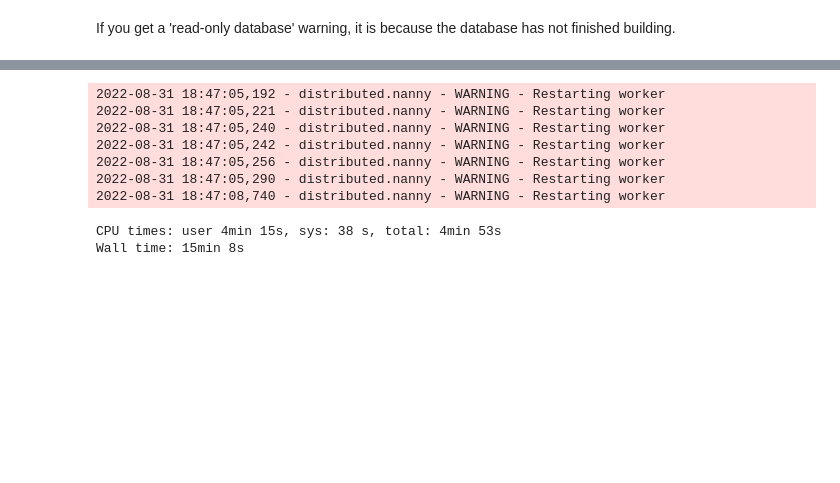
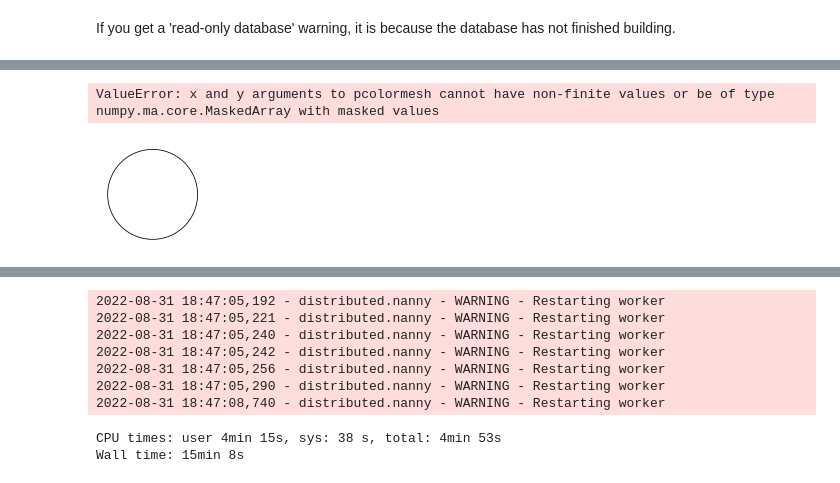
Before and after one commit to wghuneke/ACCESS-CM2-025_Analysis, a Jupyter notebook: notebooks/Plot_seaice.ipynb, the cells around one changed output, grey strips where cells are left out. Saved outputs shown, nothing was run; the diff lists cells and outputs as text; code cells hidden in the pictures; blank space fills up the shorter version.

```diff
--- a/notebooks/Plot_seaice.ipynb
+++ b/notebooks/Plot_seaice.ipynb
@@ -40,0 +64,2 @@ plt.rcParams.update({'font.size': ft_size})
+# %%
+NH_obs_clim = NH_obs.groupby('time.month').mean('time', skipna=True).sel(yt_ocean=slice(45, 90))
@@ -40,0 +161,9 @@ plt.rcParams.update({'font.size': ft_size})
+# %%
+ax = plt.subplot(2,2,3, projection=ccrs.NorthPolarStereo())
+ax.set_boundary(circle, transform=ax.transAxes)
+NH_obs_clim[2,...].plot(x='geolon_t', y='geolat_t', transform=ccrs.PlateCarree(), cmap=cm.cm.ice, vmin=0, vmax=1)
+
+# ax.pcolormesh(NH_obs_clim.geolon_t, NH_obs_clim.geolat_t, NH_obs_clim[2,...], transform=ccrs.PlateCarree(), cmap=cm.cm.ice, vmin=0, vmax=1)
+# %% [output]
+ValueError: x and y arguments to pcolormesh cannot have non-finite values or be of type numpy.ma.core.MaskedArray with masked values
+[figure, added]
```
Also changed, not shown: parts of 45 cells of this notebook.
